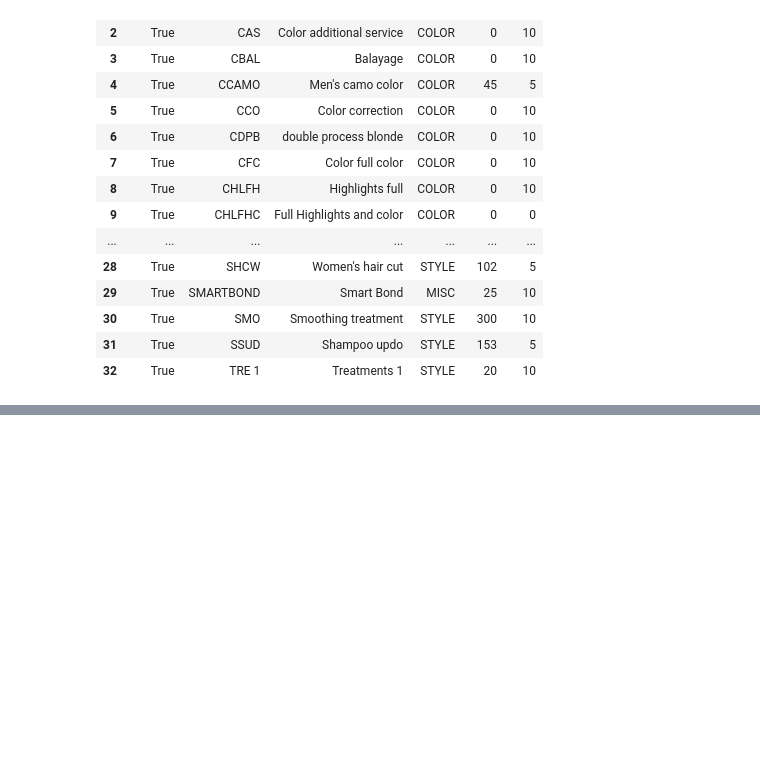
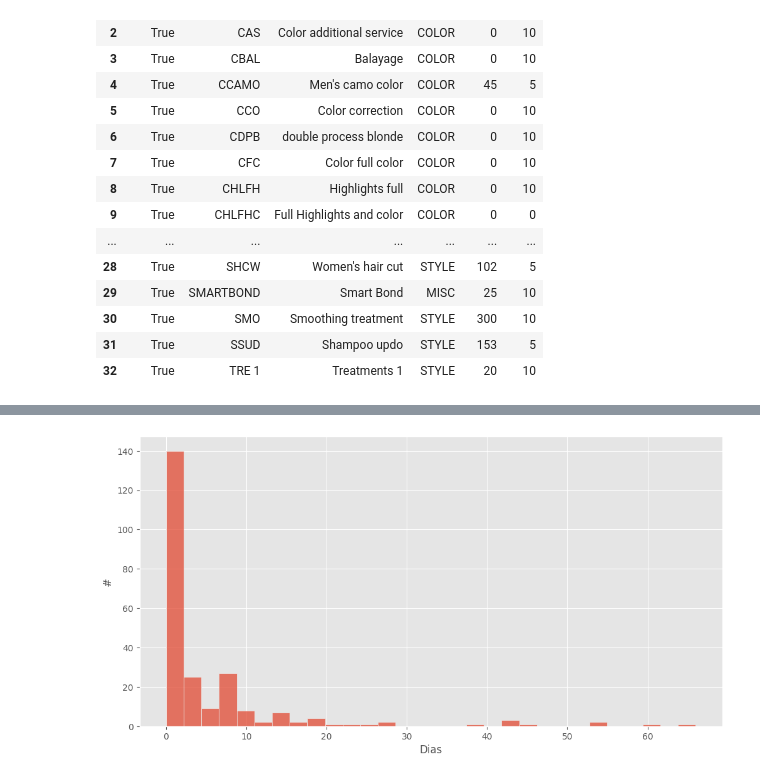
Before and after one commit to Alexandre-Esposte/Reserva_Nao_Honrada, a Jupyter notebook: notebooks/analises.ipynb, the cells around one changed output, grey strips where cells are left out. Cells and saved outputs as stored; diff of their text form; code cells hidden in the pictures; blank space fills up the shorter version.

```diff
--- a/notebooks/analises.ipynb
+++ b/notebooks/analises.ipynb
@@ -604,0 +632,9 @@ servicos
+# %%
+reservas_futuras['Date'] = pd.to_datetime(reservas_futuras['Date'])
+reservas_futuras['Time'] = pd.to_datetime(reservas_futuras['Time'])
+reservas_futuras['turno'] = reservas_futuras['Time'].apply(lambda x: define_turno(x.hour))
+reservas_futuras = reservas_futuras.drop('Time',axis=1)
+
+cancelados['Cancel Date'] = pd.to_datetime(cancelados['Cancel Date'])
+cancelados['Booking Date'] = pd.to_datetime(cancelados['Booking Date'])
+faltantes['Date'] = pd.to_datetime(faltantes['Date'])
@@ -604,0 +669,3 @@ servicos
+# %%
+idx = cancelados.query('Days < 0').index
+cancelados = cancelados.drop(idx)
@@ -604,0 +714,7 @@ servicos
+# %%
+plt.figure(figsize=(12,6))
+sns.histplot(data=cancelados,x='Days')
+plt.ylabel('#')
+plt.xlabel('Dias');
+# %% [output]
+[figure, added]
```
Also changed, not shown: parts of 36 cells of this notebook, 1 other file.
